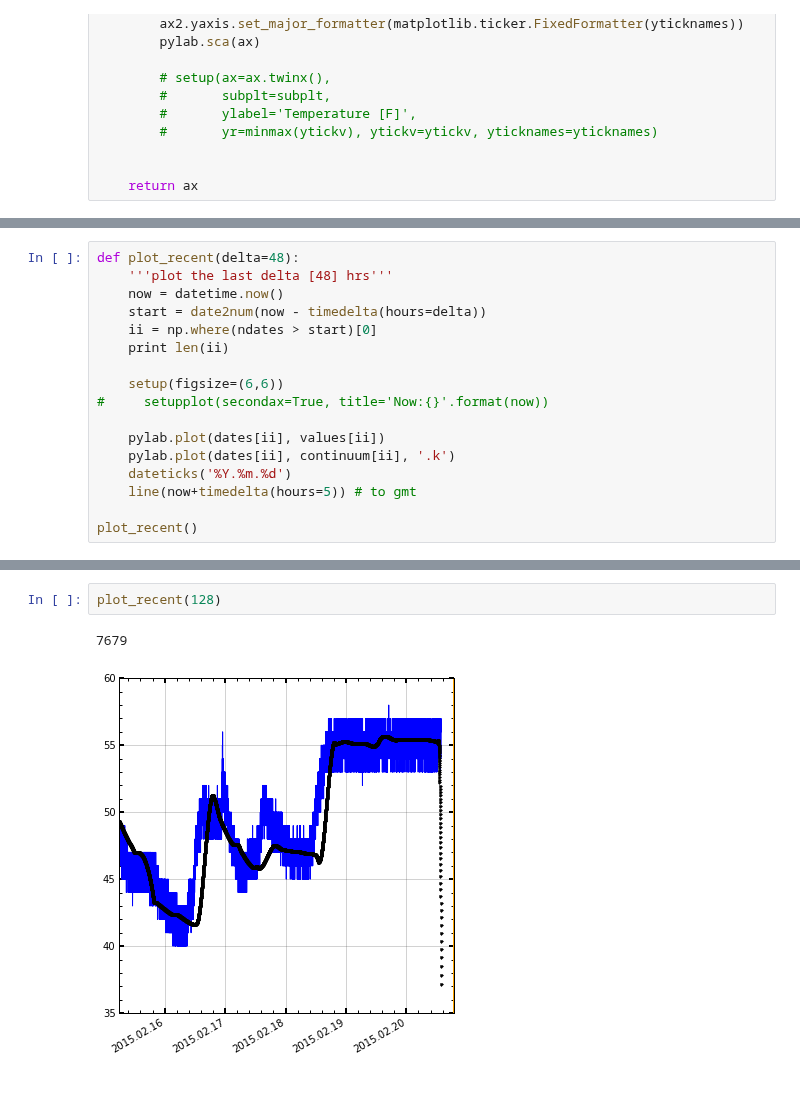
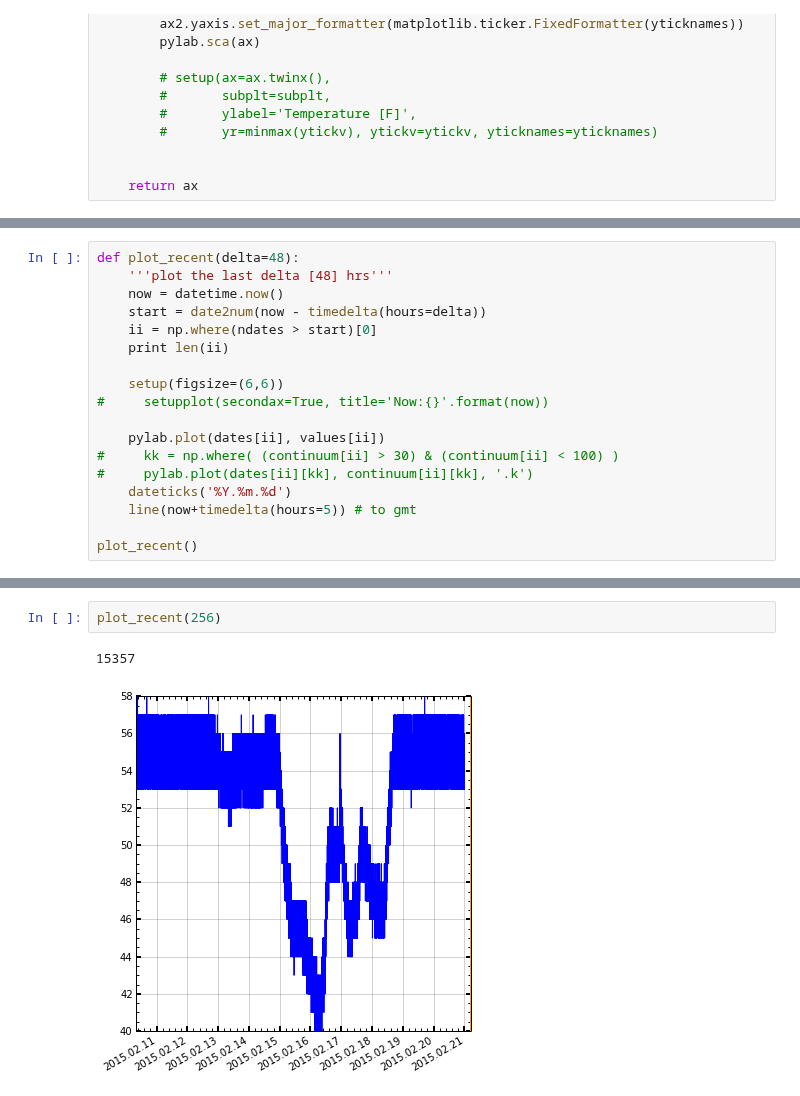
Before and after one commit to ajmendez/templog, a Jupyter notebook: notebook/phonon.ipynb, the cells around one changed output, grey strips where cells are left out. Drawn from its saved outputs; the diff is of its cells as text.

```diff
--- a/notebook/phonon.ipynb
+++ b/notebook/phonon.ipynb
@@ -168,7 +169,8 @@ def plot_recent(delta=48):
 #     setupplot(secondax=True, title='Now:{}'.format(now))
 
     pylab.plot(dates[ii], values[ii])
-    pylab.plot(dates[ii], continuum[ii], '.k')
+#     kk = np.where( (continuum[ii] > 30) & (continuum[ii] < 100) )
+#     pylab.plot(dates[ii][kk], continuum[ii][kk], '.k')
     dateticks('%Y.%m.%d')
     line(now+timedelta(hours=5)) # to gmt
 
@@ -179,5 +181,5 @@ plot_recent()
 # %%
-plot_recent(128)
+plot_recent(256)
 # %% [output]
-7679
+15357
-[figure, old version]
+[figure, new version]
```
Also changed, not shown: parts of 4 cells of this notebook, 2 other files.
